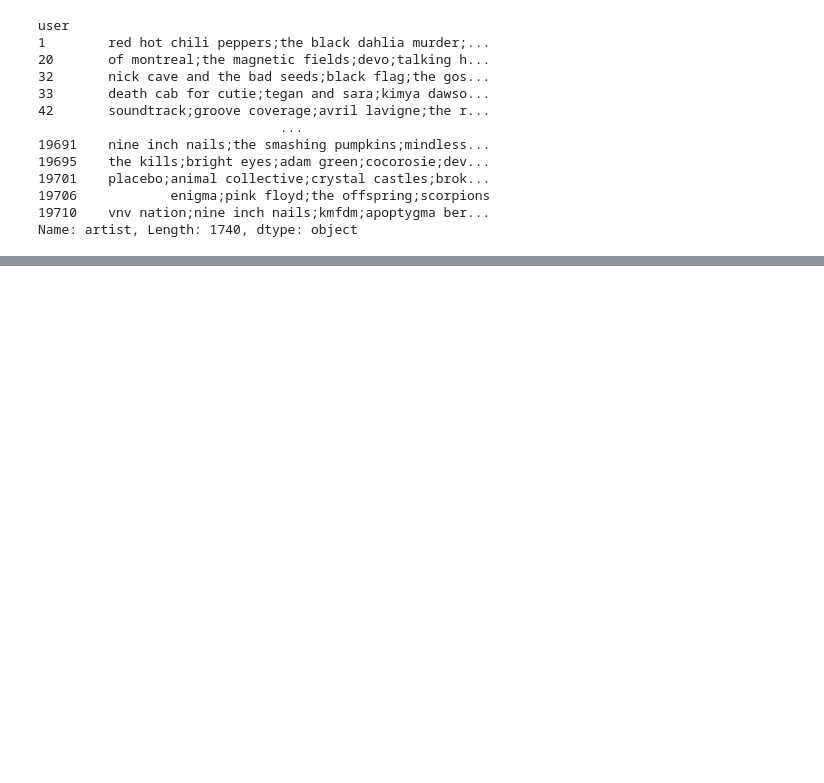
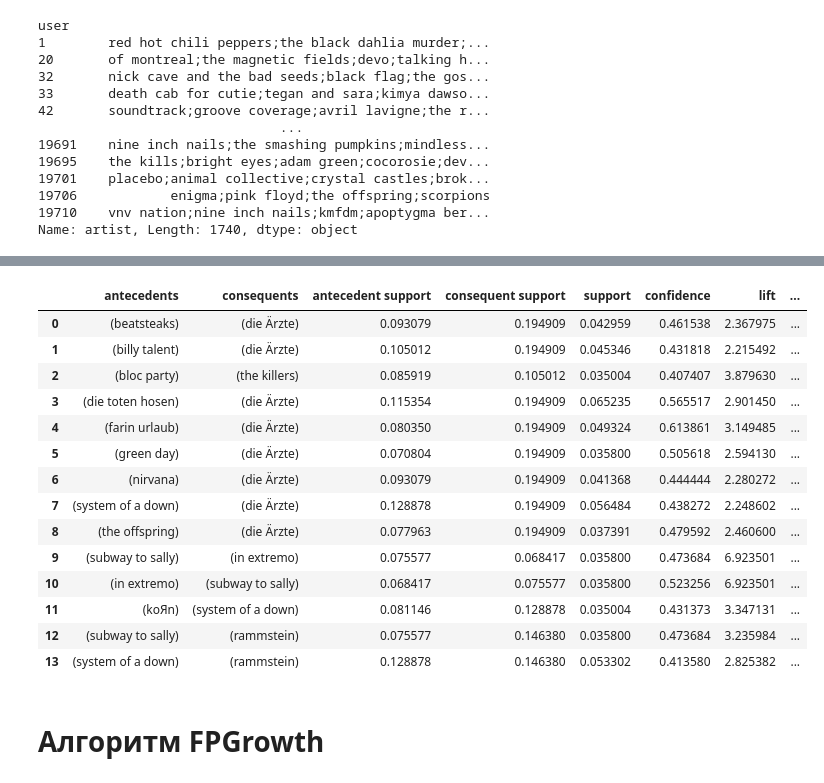
Before and after one commit to amatemeow/MLPY, a Jupyter notebook: task2/task2.ipynb, the cells around one changed output, grey strips where cells are left out. Cells and saved outputs as stored; diff of their text form; code cells hidden in the pictures; blank space fills up the shorter version.

```diff
--- a/task2/task2.ipynb
+++ b/task2/task2.ipynb
@@ -288,0 +499,5 @@ print("Максимальная длина набора: %d" % freq_de['itemsets
+# %%
+freq_de = ml.apriori(grouped_de_bin, min_support = 0.035, use_colnames = True)
+print("Найдено %d характерных комбинаций" % len(freq_de))
+print(freq_de)
+print("Максимальная длина набора: %d" % freq_de['itemsets'].apply(lambda x: len(x)).max())
@@ -288,0 +521,21 @@ print("Максимальная длина набора: %d" % freq_de['itemsets
+# %%
+rules_de = ml.association_rules(freq_de, metric = "confidence", min_threshold = 0.4)
+rules_de
+# %% [output]
+|  | antecedents | consequents | antecedent support | consequent support | support | confidence | lift | ... |
+| 0 | (beatsteaks) | (die Ärzte) | 0.093079 | 0.194909 | 0.042959 | 0.461538 | 2.367975 | ... |
+| 1 | (billy talent) | (die Ärzte) | 0.105012 | 0.194909 | 0.045346 | 0.431818 | 2.215492 | ... |
+| 2 | (bloc party) | (the killers) | 0.085919 | 0.105012 | 0.035004 | 0.407407 | 3.879630 | ... |
+| 3 | (die toten hosen) | (die Ärzte) | 0.115354 | 0.194909 | 0.065235 | 0.565517 | 2.901450 | ... |
+| 4 | (farin urlaub) | (die Ärzte) | 0.080350 | 0.194909 | 0.049324 | 0.613861 | 3.149485 | ... |
+| 5 | (green day) | (die Ärzte) | 0.070804 | 0.194909 | 0.035800 | 0.505618 | 2.594130 | ... |
+| 6 | (nirvana) | (die Ärzte) | 0.093079 | 0.194909 | 0.041368 | 0.444444 | 2.280272 | ... |
+| 7 | (system of a down) | (die Ärzte) | 0.128878 | 0.194909 | 0.056484 | 0.438272 | 2.248602 | ... |
+| 8 | (the offspring) | (die Ärzte) | 0.077963 | 0.194909 | 0.037391 | 0.479592 | 2.460600 | ... |
+| 9 | (subway to sally) | (in extremo) | 0.075577 | 0.068417 | 0.035800 | 0.473684 | 6.923501 | ... |
+| 10 | (in extremo) | (subway to sally) | 0.068417 | 0.075577 | 0.035800 | 0.523256 | 6.923501 | ... |
+| 11 | (koЯn) | (system of a down) | 0.081146 | 0.128878 | 0.035004 | 0.431373 | 3.347131 | ... |
+| 12 | (subway to sally) | (rammstein) | 0.075577 | 0.146380 | 0.035800 | 0.473684 | 3.235984 | ... |
+| 13 | (system of a down) | (rammstein) | 0.128878 | 0.146380 | 0.053302 | 0.413580 | 2.825382 | ... |
+# %% [markdown]
+<h1>Алгоритм FPGrowth</h1>
```
Also changed, not shown: parts of 41 cells of this notebook.
